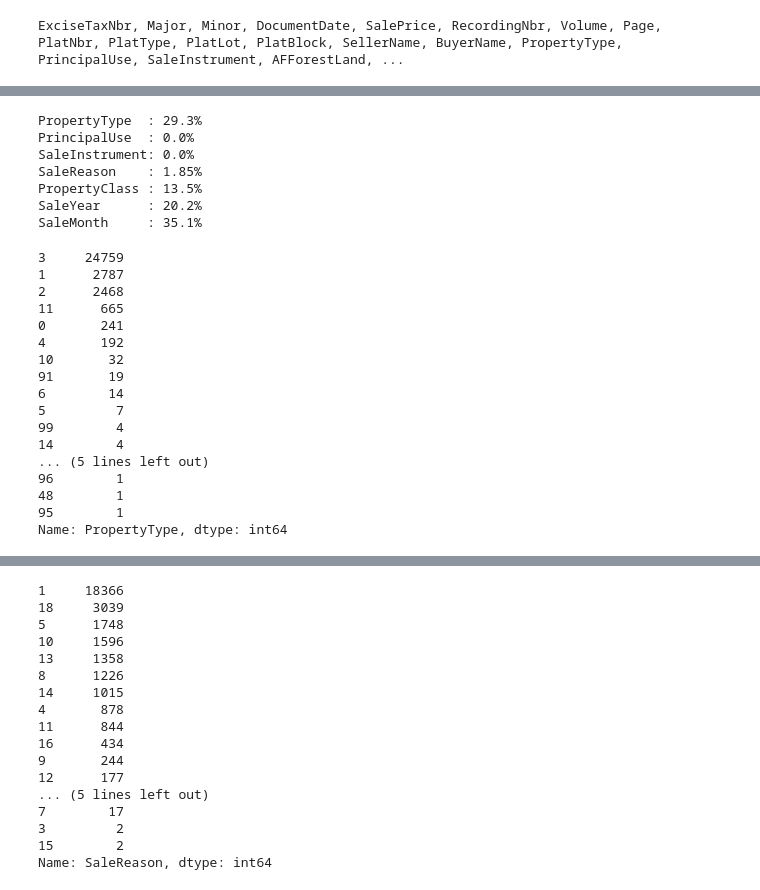
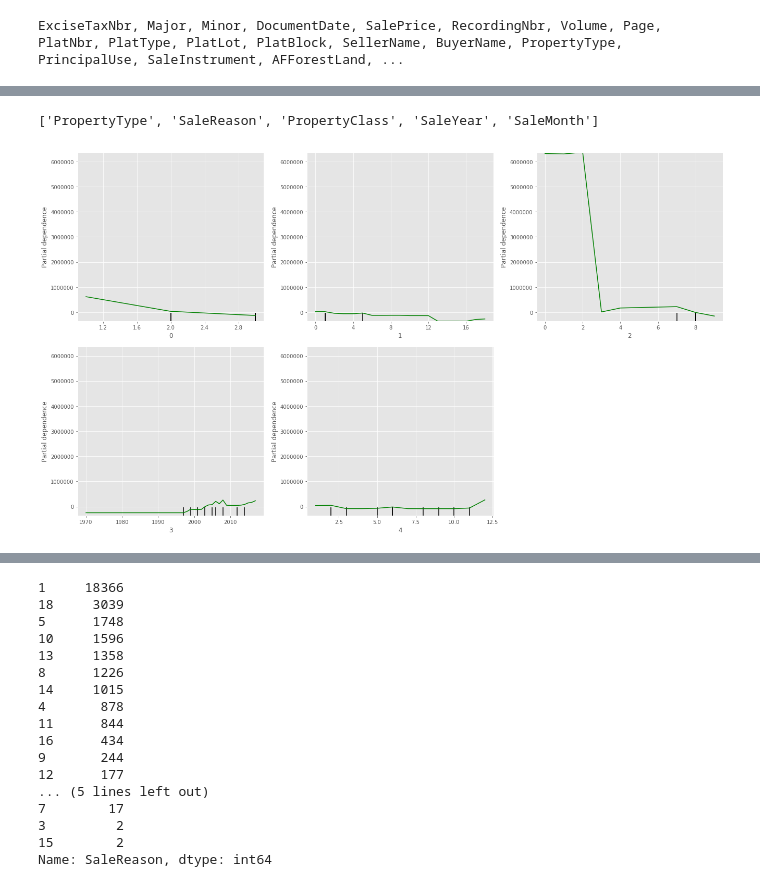
Before and after one commit to Myles1/housing_price_predictor, a Jupyter notebook: eda/jupyter-notebooks/EDA - Real Property Sales.ipynb, the cells around one changed output, grey strips where cells are left out. Drawn from its saved outputs; the diff is of its cells as text; code cells hidden in the pictures.

```diff
--- a/eda/jupyter-notebooks/EDA - Real Property Sales.ipynb
+++ b/eda/jupyter-notebooks/EDA - Real Property Sales.ipynb
@@ -95,6 +83,9 @@ for column in df.columns:
     print(column, end=', ')
 # %% [output]
 ExciseTaxNbr, Major, Minor, DocumentDate, SalePrice, RecordingNbr, Volume, Page, PlatNbr, PlatType, PlatLot, PlatBlock, SellerName, BuyerName, PropertyType, PrincipalUse, SaleInstrument, AFForestLand, ...
+# %%
+# Shuffle dataframe
+df = shuffle(df)
 # %%
 # Setting up first shitty model:
 
@@ -102,12 +93,29 @@ ExciseTaxNbr, Major, Minor, DocumentDate, SalePrice, RecordingNbr, Volume, Page,
 y = df['SalePrice']
 
 # Features:
-feature_ls = ['PropertyType', 'PrincipalUse', 'SaleInstrument', 'SaleReason', 'PropertyClass', 'SaleYear', 'SaleMonth']
+#feature_ls = ['PropertyType', 'PrincipalUse', 'SaleInstrument', 'SaleReason', 'PropertyClass', 'SaleYear', 'SaleMonth']
+feature_ls = ['PropertyType', 'SaleReason', 'PropertyClass', 'SaleYear', 'SaleMonth']
+
+
+# Standardize the dataframe
+#scalar = StandardScaler()
+#X = scalar.fit_transform(df[feature_ls])
+
+for feat in feature_ls:
+    df[feat] = df[feat].astype('category')
+
 X = df[feature_ls]
 # %%
 # Train Test Split Score
 X_train, X_test, y_train, y_test = train_test_split(X, y)
-model = RandomForestRegressor()
-model.fit(X_train, y_train)
-model.score(X_test, y_test)
+
+# Random Forest
+model_RF = RandomForestRegressor()
+model_RF.fit(X_train, y_train)
+print("Random Forest Score: {}".format(model_RF.score(X_test, y_test)))
+
+# Gradient Booster
+model_GB = GradientBoostingRegressor()
+model_GB.fit(X_train, y_train)
+print("Gradient Booster Score: {}".format(model_GB.score(X_test, y_test)))
 # %% [output]
@@ -137,0 +213,6 @@ print(y_train.shape)
+# %%
+# Fit on full dataset
+model_full_fit_RF = RandomForestRegressor()
+model_full_fit_GB = GradientBoostingRegressor()
+model_full_fit_RF.fit(X, y)
+model_full_fit_GB.fit(X, y);
@@ -188,11 +236,0 @@ y_hat:  203961 - y:     0
-# %%
-for i,j in zip(feature_ls, clf.feature_importances_):
-    print("{:14}: {:.3}%".format(i,j*100))
-# %% [output]
-PropertyType  : 29.3%
-PrincipalUse  : 0.0%
-SaleInstrument: 0.0%
-SaleReason    : 1.85%
-PropertyClass : 13.5%
-SaleYear      : 20.2%
-SaleMonth     : 35.1%
@@ -201,20 +237,12 @@ SaleMonth     : 35.1%
-# %%
-df['PropertyType'].value_counts()
-# %% [output]
-3     24759
-1      2787
-2      2468
-11      665
-0       241
-4       192
-10       32
-91       19
-6        14
-5         7
-99        4
-14        4
-... (5 lines left out)
-96        1
-48        1
-95        1
-Name: PropertyType, dtype: int64
+# %%
+feature_ls
+# %% [output]
+['PropertyType', 'SaleReason', 'PropertyClass', 'SaleYear', 'SaleMonth']
+# %%
+plot_partial_dependence(model_GB, X, range(5))
+
+fig = plt.gcf()
+fig.set_size_inches(18.5, 10.5)
+plt.tight_layout()
+# %% [output]
+[figure, added]
```
Also changed, not shown: parts of 21 cells of this notebook.
